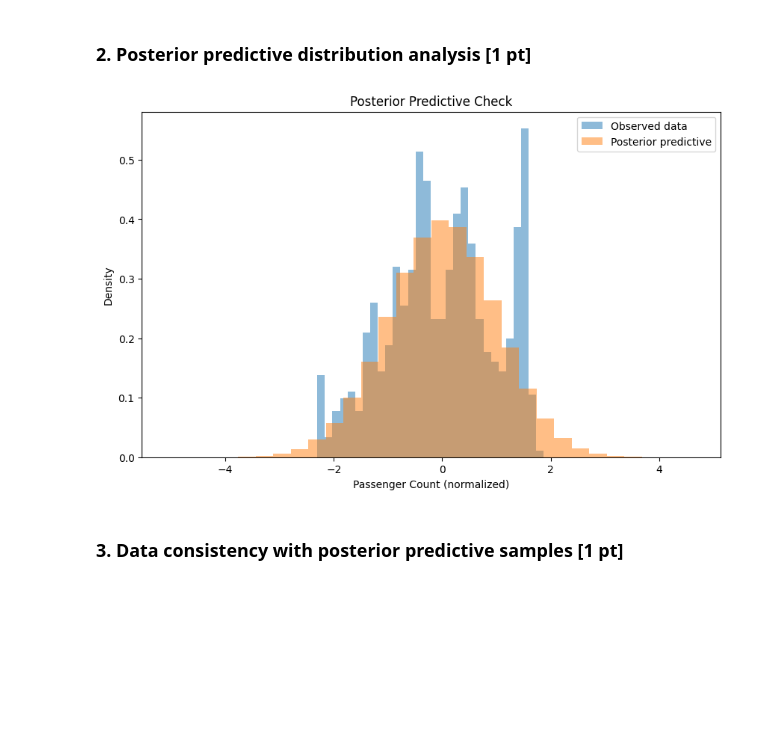
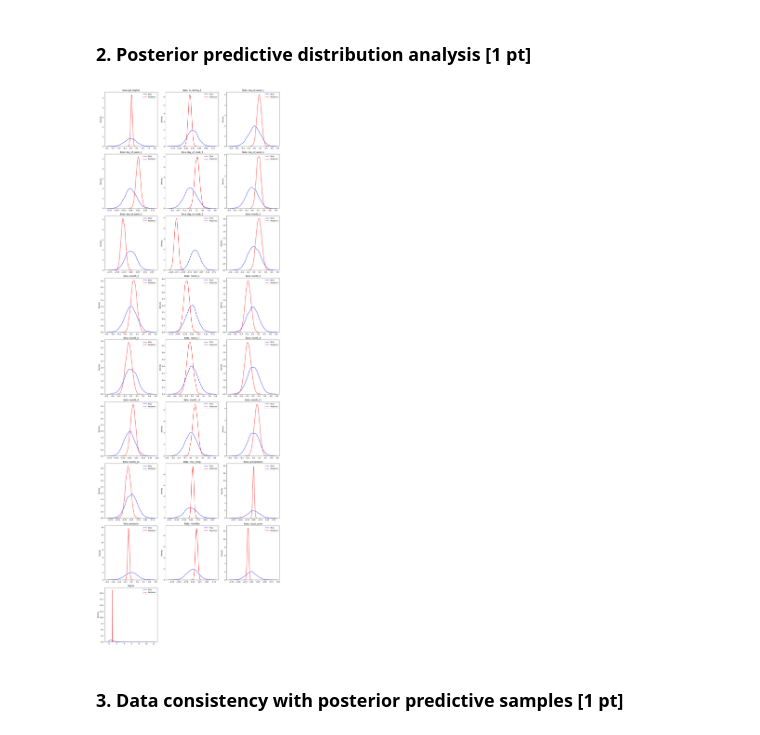
Before and after one commit to NorbertSzewczak/Bayesian-analysis-of-public-transport-passengers, a Jupyter notebook: model_1.ipynb, the cells around one changed output. Saved outputs shown, nothing was run; the diff lists cells and outputs as text; code cells hidden in the pictures; blank space fills up the shorter version.

Commit message:
model_1

```diff
--- a/model_1.ipynb
+++ b/model_1.ipynb
@@ -132,0 +139,5 @@ An alternative prior for the error standard deviation (exponential(0.5)) was als
+# %%
+# Compile and fit model
+linear_regression = os.path.join(ABS_PATH, 'stan/linear_regression.stan')
+model = CmdStanModel(stan_file=linear_regression)
+prior_fit = model.sample(data=stan_data, chains=4, iter_sampling=1000, iter_warmup=200, seed=42)
@@ -184,5 +198,0 @@ stan_data = {
-# %%
-# Compile and fit model
-linear_regression = os.path.join(ABS_PATH, 'stan/linear_regression.stan')
-model = CmdStanModel(stan_file=linear_regression)
-prior_fit = model.sample(data=stan_data, chains=3, iter_sampling=600, iter_warmup=200, seed=42)
@@ -325,5 +257,5 @@ stan_data_posterior = {
 # Fit the model with data (posterior)
 linear_regression_fit = os.path.join(ABS_PATH, 'stan/linear_regression_fit.stan')
 model = CmdStanModel(stan_file=linear_regression_fit)
-fit = model.sample(data=stan_data_posterior, chains=3, iter_sampling=600, iter_warmup=200, seed=42)
+posterior_fit = model.sample(data=stan_data_posterior, chains=4, iter_sampling=1000, iter_warmup=200, seed=42)
 # %% [output]
@@ -388,21 +315,52 @@ Available variables in fit:
 # %% [markdown]
 ### 2. Posterior predictive distribution analysis [1 pt]
 # %%
-## Posterior Predictive Distribution Analysis
-# Generate posterior predictions manually if y_pred is not available
+beta_posterior = posterior_fit.stan_variable('beta')
+alpha_posterior = posterior_fit.stan_variable('alpha')
+sigma_posterior = posterior_fit.stan_variable('sigma')
 
-y_pred = fit.stan_variable('y_pred')
+beta_prior = prior_fit.stan_variable('beta')
+alpha_prior = prior_fit.stan_variable('alpha')
+sigma_prior = prior_fit.stan_variable('sigma')
 
-plt.figure(figsize=(10, 6))
-plt.hist(y_train.values, bins=30, alpha=0.5, label='Observed data', density=True)
-plt.hist(y_pred.flatten(), bins=30, alpha=0.5, label='Posterior predictive', density=True)
-plt.title('Posterior Predictive Check')
-plt.xlabel('Passenger Count (normalized)')
-plt.ylabel('Density')
-plt.legend()
+# Get number of features
+n_features = len(feature_names)
+n_plots = n_features + 2  # +2 for alpha and sigma
+
+# Calculate grid dimensions
+n_cols = 3
+n_rows = (n_plots + n_cols - 1) // n_cols
+
+fig, axes = plt.subplots(n_rows, n_cols, figsize=(15, 5 * n_rows))
+axes = axes.flatten()
+
+# Alpha plot
+sns.kdeplot(alpha_prior, ax=axes[0], label='Prior', color='blue')
+sns.kdeplot(alpha_posterior, ax=axes[0], label='Posterior', color='red')
+axes[0].set_title('Intercept (alpha)')
+axes[0].legend()
+
+# Beta plots for all features
+for i in range(n_features):
+    sns.kdeplot(beta_prior[:, i], ax=axes[i+1], label='Prior', color='blue')
+    sns.kdeplot(beta_posterior[:, i], ax=axes[i+1], label='Posterior', color='red')
+    axes[i+1].set_title(f'Beta: {feature_names[i]}')
+    axes[i+1].legend()
+
+# Sigma plot
+sns.kdeplot(sigma_prior, ax=axes[n_features+1], label='Prior', color='blue')
+sns.kdeplot(sigma_posterior, ax=axes[n_features+1], label='Posterior', color='red')
+axes[n_features+1].set_title('Sigma')
+axes[n_features+1].legend()
+
+# Hide unused subplots
+for i in range(n_plots, len(axes)):
+    axes[i].set_visible(False)
+
+plt.tight_layout()
 plt.show()
 # %% [output]
-[figure, old version]
+[figure, new version]
 # %% [markdown]
 ### 3. Data consistency with posterior predictive samples [1 pt]
 # %%
```
Also changed, not shown: parts of 14 cells of this notebook, 4 other files.
